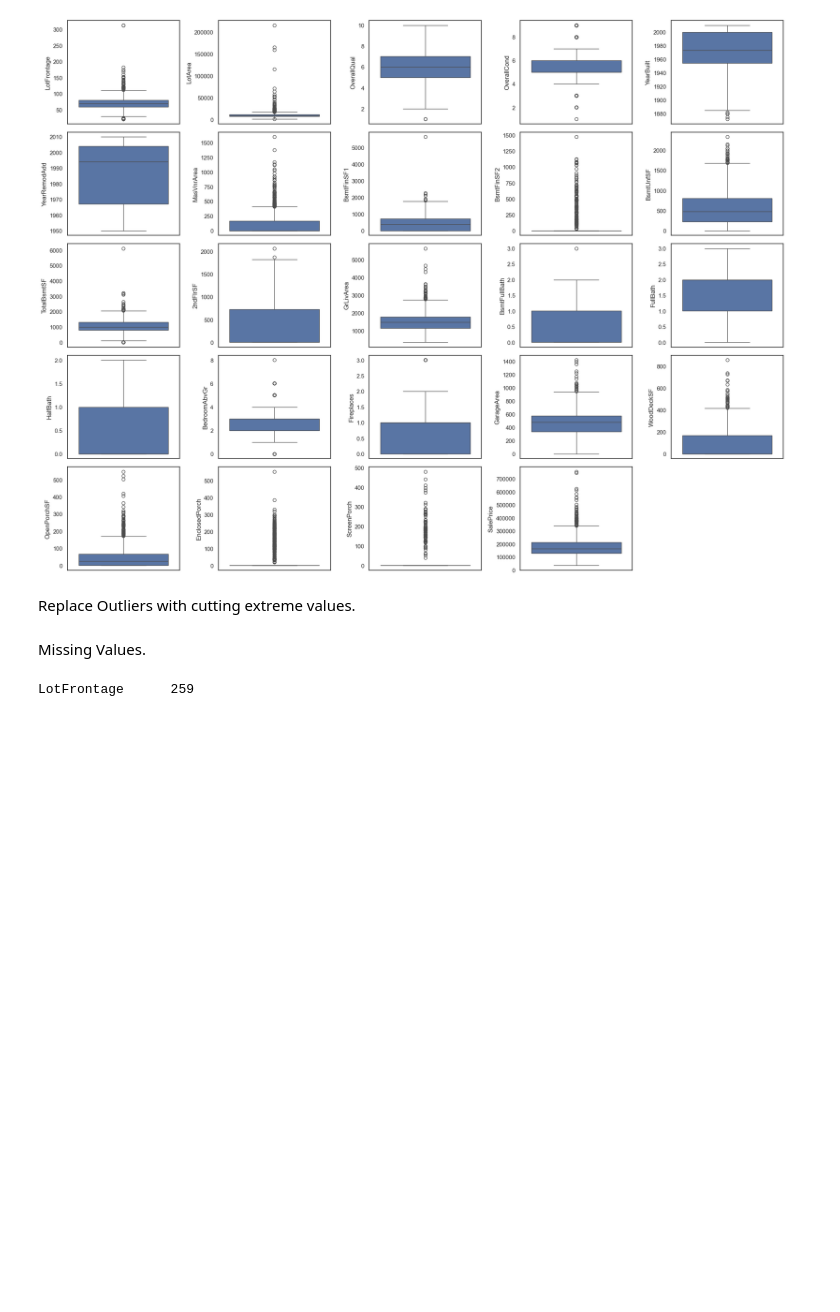
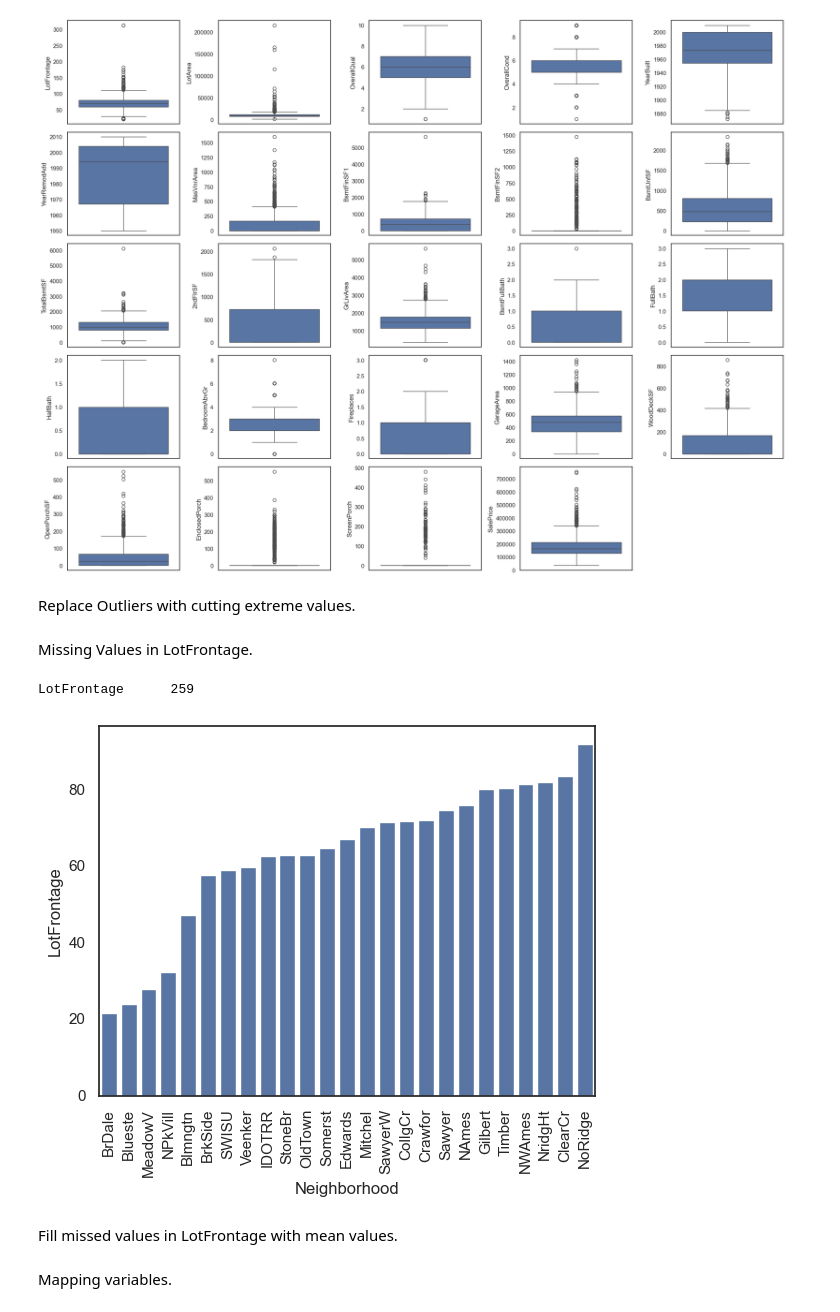
Before and after one commit to Maksym-Kryvenko/House_Prices, a Jupyter notebook: main.ipynb, the cells around one changed output. Cells and saved outputs as stored; diff of their text form; code cells hidden in the pictures; blank space fills up the shorter version.

```diff
--- a/main.ipynb
+++ b/main.ipynb
@@ -321,10 +335,19 @@ data_train.BsmtFinSF2.clip(upper=1250, inplace=True)
 data_train.TotalBsmtSF.clip(upper=4000, inplace=True)
 data_train.GrLivArea.clip(upper=4000, inplace=True)
 # %% [markdown]
-Missing Values.
+Missing Values in LotFrontage.
 # %%
 for i in range(data_train.shape[1]):
     if data_train.isna().sum().values[i]:
         print(f"{data_train.isna().sum().index[i]} \t {data_train.isna().sum().values[i]}")
 # %% [output]
 LotFrontage      259
+# %%
+frontage = data_train.groupby('Neighborhood')['LotFrontage'].mean().reset_index(name='LotFrontage')
+sns.barplot(data=frontage, x='Neighborhood', y='LotFrontage', order=frontage.sort_values(by='LotFrontage')['Neighborhood'])
+plt.xticks(rotation=90)
+plt.show()
+# %% [output]
+[figure, added]
+# %% [markdown]
+Fill missed values in LotFrontage with mean values.
@@ -330,0 +356,2 @@ LotFrontage      259
+# %% [markdown]
+Mapping variables.
```
Also changed, not shown: parts of 15 cells of this notebook.
